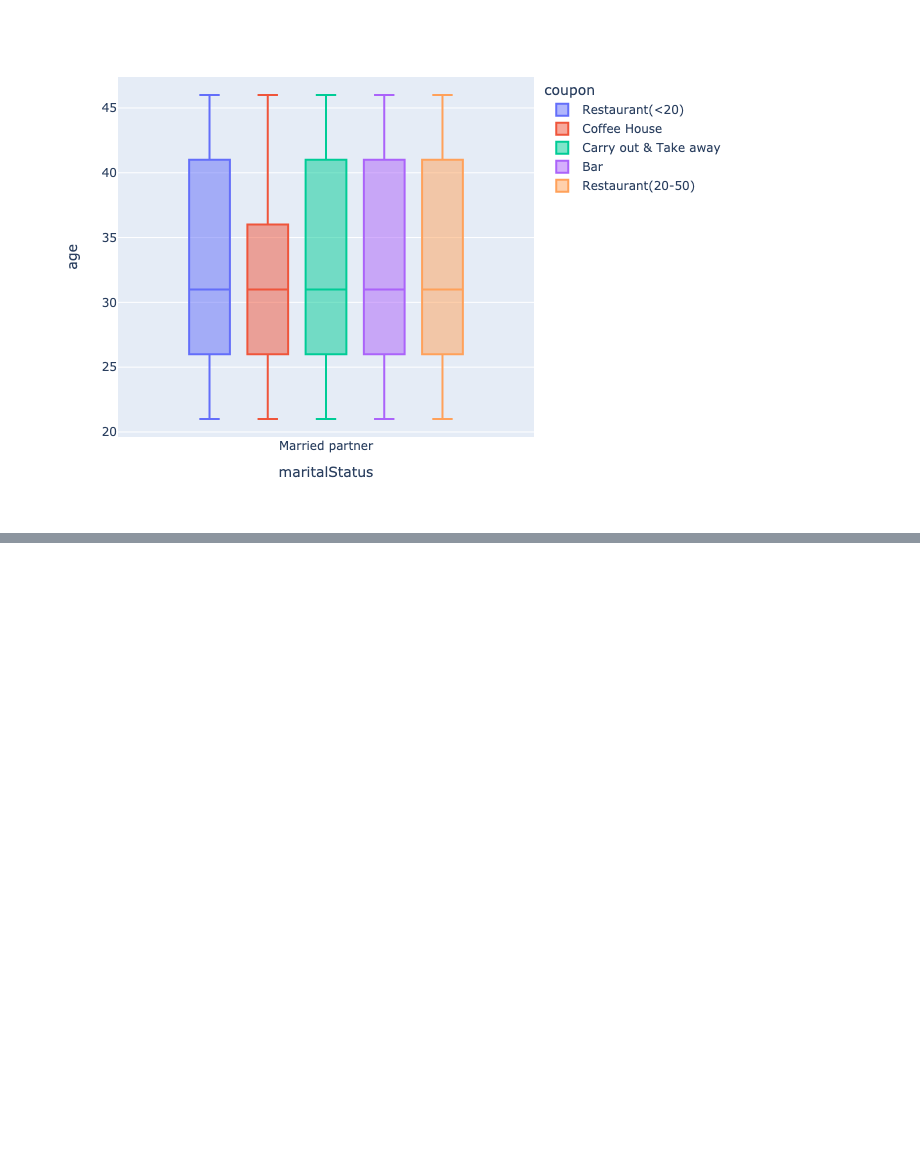
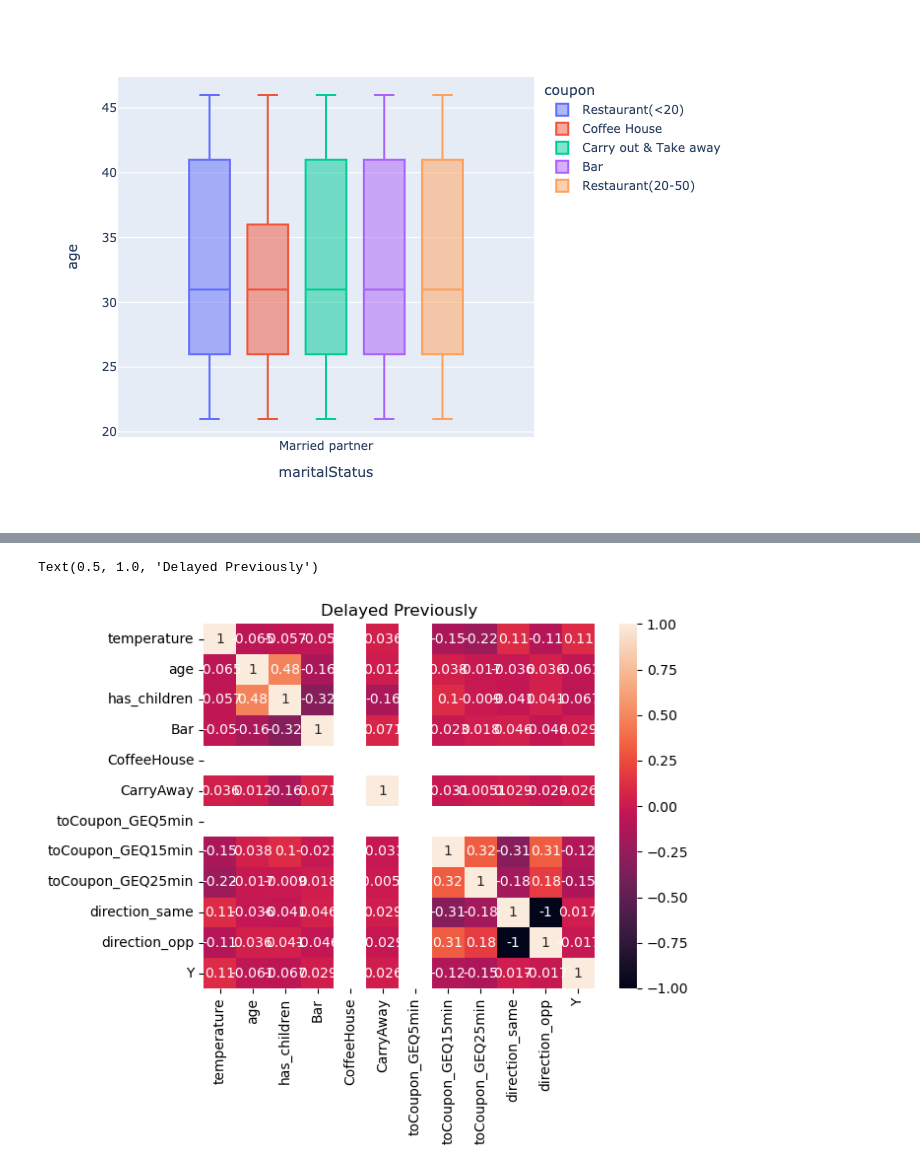
Before and after one commit to hagayzamir/BH-PCMLAI-Module_5, a Jupyter notebook: assignment_5_1_starter/prompt-Copy1.ipynb, the cells around one changed output, grey strips where cells are left out. Saved outputs shown, nothing was run; the diff lists cells and outputs as text; code cells hidden in the pictures; blank space fills up the shorter version.

```diff
--- a/assignment_5_1_starter/prompt-Copy1.ipynb
+++ b/assignment_5_1_starter/prompt-Copy1.ipynb
@@ -566,0 +567,6 @@ sns.pairplot(df[['maritalStatus', 'CoffeeHouse', 'Bar', 'CarryAway', 'passanger'
+# %%
+ax = sns.heatmap(df.query('CoffeeHouse == 1').corr(), annot = True)
+ax.set_title("Delayed Previously")
+# %% [output]
+Text(0.5, 1.0, 'Delayed Previously')
+[figure, added]
```
Also changed, not shown: parts of 2 cells of this notebook.
